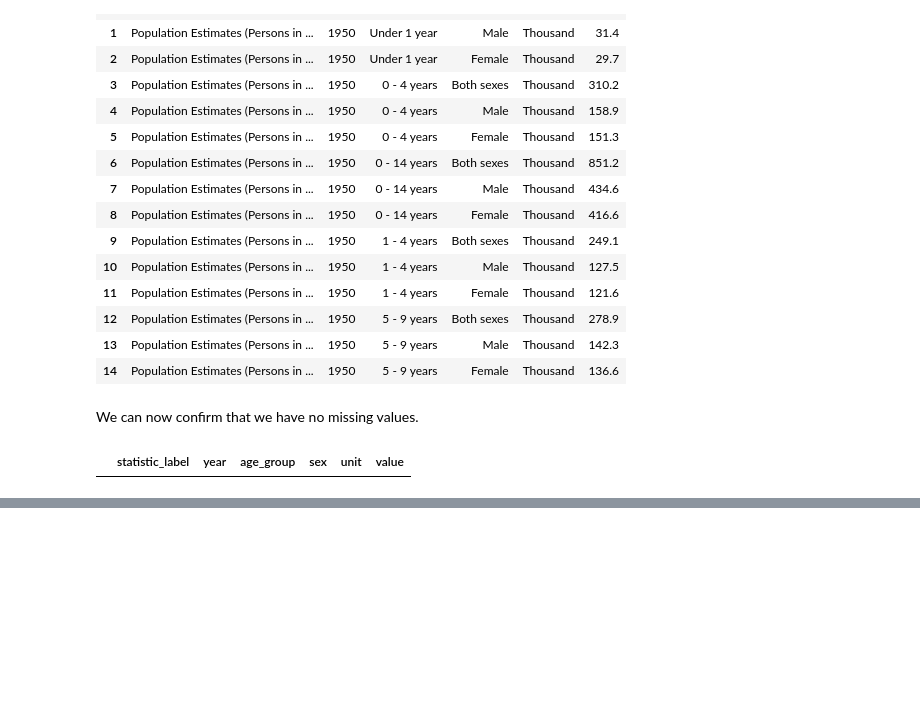
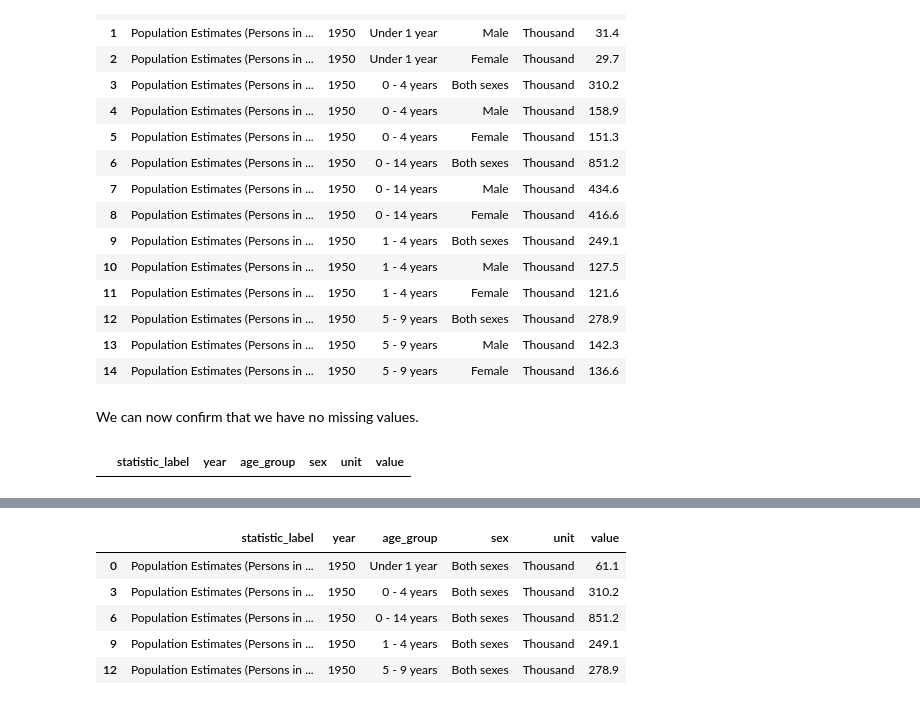
Before and after one commit to step-hen-burke/ca1, a Jupyter notebook: 00_initial_exploration.ipynb, the cells around one changed output, grey strips where cells are left out. Drawn from its saved outputs; the diff is of its cells as text; code cells hidden in the pictures; blank space fills up the shorter version.

```diff
--- a/00_initial_exploration.ipynb
+++ b/00_initial_exploration.ipynb
@@ -318,0 +339,9 @@ cleaned_population_df.loc[pd.isna(cleaned_population_df.value)]
+# %%
+both_sexes_df.head()
+# %% [output]
+|  | statistic_label | year | age_group | sex | unit | value |
+| 0 | Population Estimates (Persons in ... | 1950 | Under 1 year | Both sexes | Thousand | 61.1 |
+| 3 | Population Estimates (Persons in ... | 1950 | 0 - 4 years | Both sexes | Thousand | 310.2 |
+| 6 | Population Estimates (Persons in ... | 1950 | 0 - 14 years | Both sexes | Thousand | 851.2 |
+| 9 | Population Estimates (Persons in ... | 1950 | 1 - 4 years | Both sexes | Thousand | 249.1 |
+| 12 | Population Estimates (Persons in ... | 1950 | 5 - 9 years | Both sexes | Thousand | 278.9 |
```
Also changed, not shown: parts of 11 cells of this notebook.
